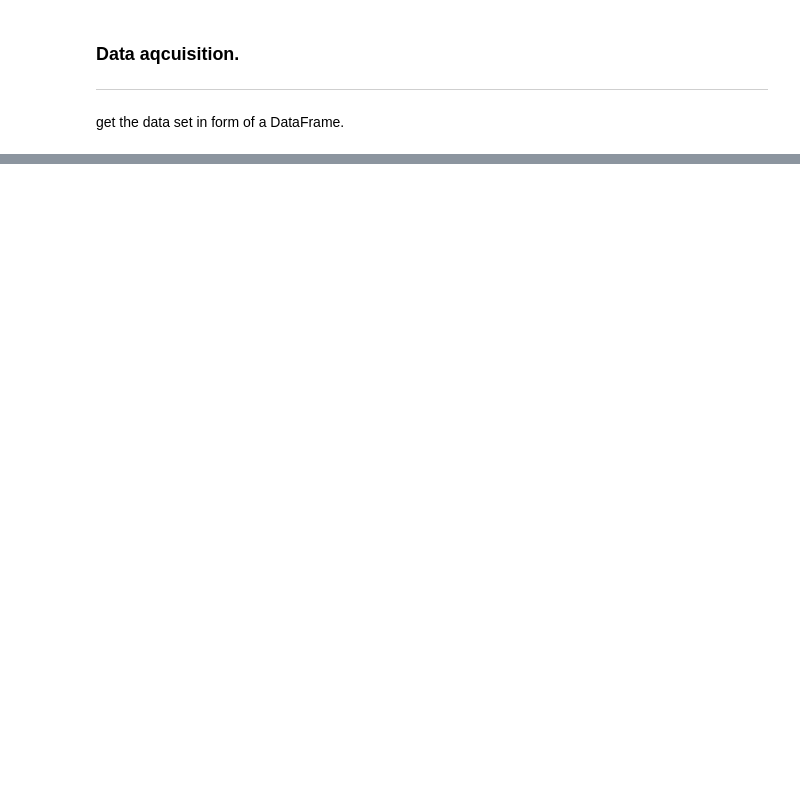
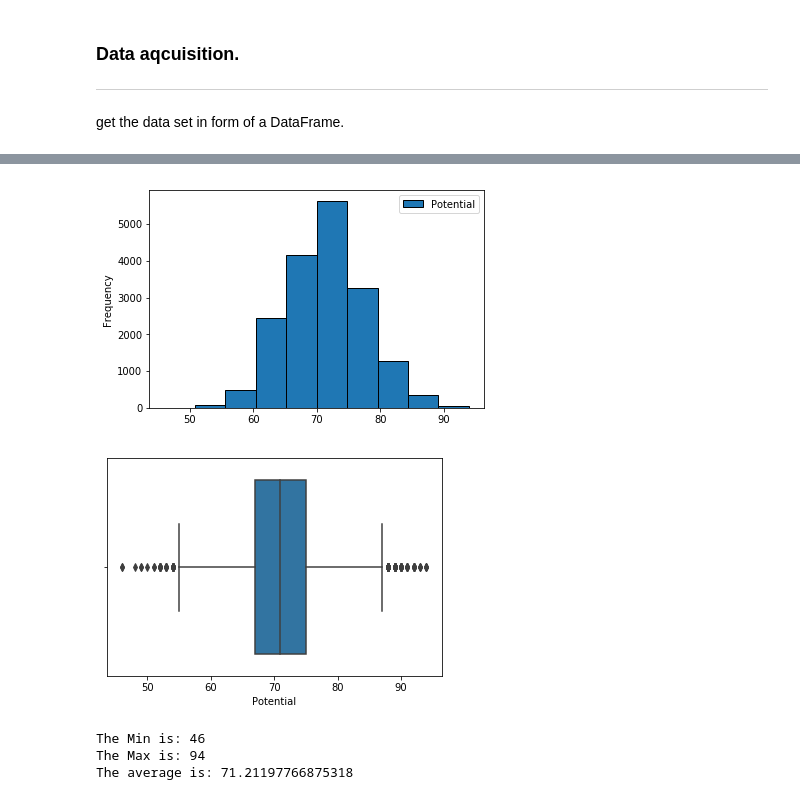
Before and after one commit to Umuzi-org/predict-soccer-player-wages-Black-Thunder01, a Jupyter notebook: fifa-18-demo-player-dataset/Predicting soccer wages.ipynb, the cells around one changed output, grey strips where cells are left out. Cells and saved outputs as stored; diff of their text form; code cells hidden in the pictures; blank space fills up the shorter version.

```diff
--- a/fifa-18-demo-player-dataset/Predicting soccer wages.ipynb
+++ b/fifa-18-demo-player-dataset/Predicting soccer wages.ipynb
@@ -379,0 +401,15 @@ plt.show()
+# %%
+#2. Potential Distribution
+Ndata.plot(y='Potential', kind='hist', edgecolor='black')
+plt.show()
+sns.boxplot(x=Ndata['Potential'])
+plt.show()
+print("The Min is:",min(Ndata['Potential']))
+print("The Max is:",max(Ndata['Potential']))
+print("The average is:",sum(Ndata['Potential'])/len(Ndata['Potential']))
+# %% [output]
+[figure, added]
+[figure, added]
+The Min is: 46
+The Max is: 94
+The average is: 71.21197766875318
```
Also changed, not shown: parts of 121 cells of this notebook.
